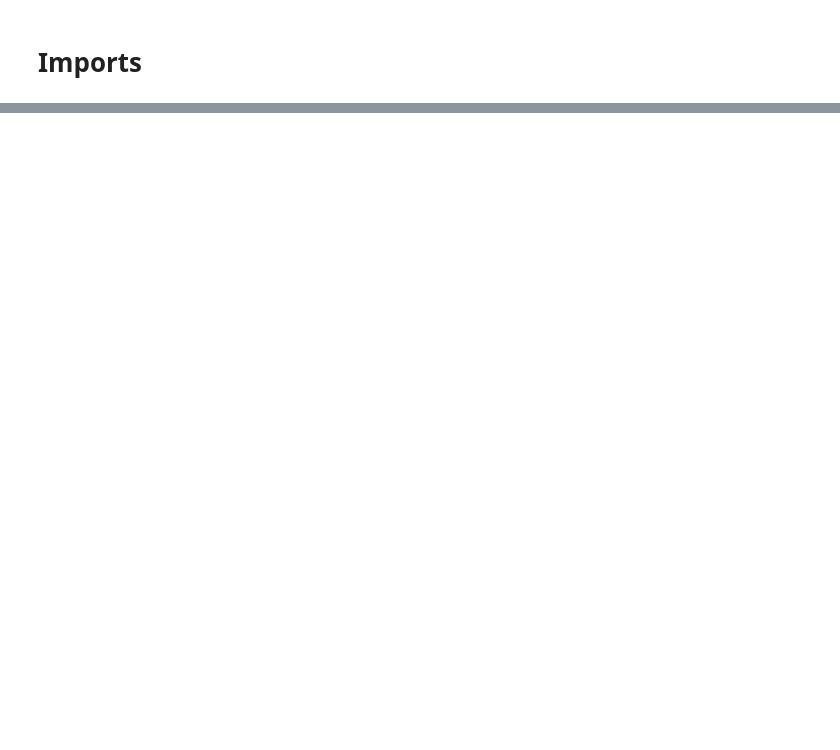
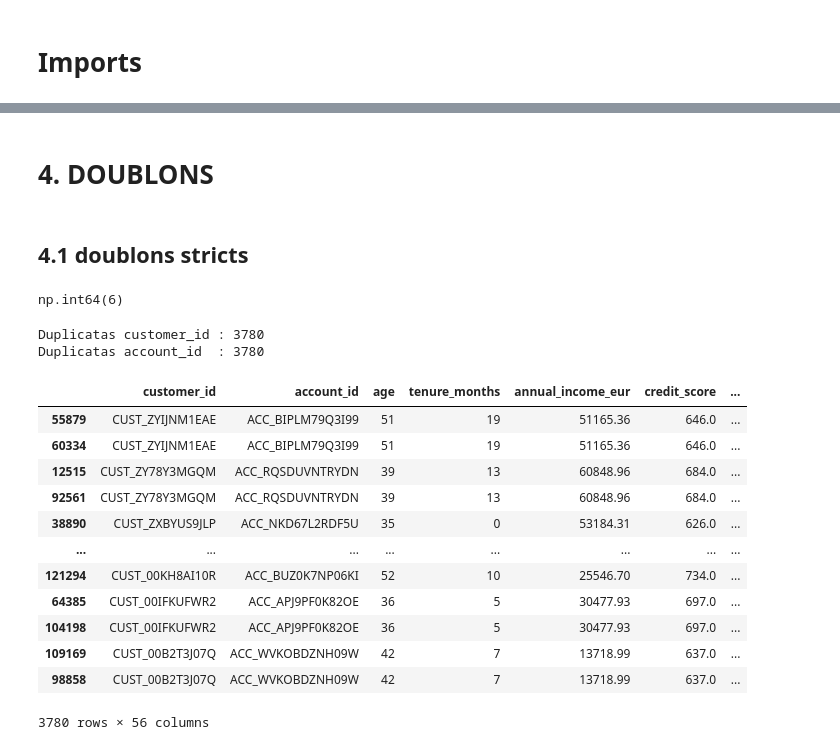
Before and after one commit to maxprr/Projet-ML, a Jupyter notebook: EDA/first_eda_paul.ipynb, the cells around one changed output, grey strips where cells are left out. Saved outputs shown, nothing was run; the diff lists cells and outputs as text; code cells hidden in the pictures; blank space fills up the shorter version.

```diff
--- a/EDA/first_eda_paul.ipynb
+++ b/EDA/first_eda_paul.ipynb
@@ -45,0 +65,9 @@ Name: proportion, dtype: float64
+# %%
+# suppression des âges négatifs
+df = df[df['age'] >= 0]
+# suppression des dates de création de compte négatives
+df = df[df["tenure_months" ]>= 0]
+# suppression des revenus négatifs
+df = df[df["annual_income_eur"] >= 0]
+# suppression des revenus négatifs
+df = df[df["avg_amount_30d_eur"] >= 0]
@@ -45,0 +83,12 @@ Name: proportion, dtype: float64
+# %%
+# is_new_device → convertir en int64 (ou bool si 0/1)
+df['is_new_device'] = df['is_new_device'].astype('int64')
+
+# signup_source → garder comme object (string)
+df['signup_source'] = df['signup_source'].astype('object')
+
+# postal_code → convertir en string pour garder les codes avec zéro en début
+df['postal_code'] = df['postal_code'].astype('str')
+
+# days_since_last_login → convertir en int si tu veux uniquement des jours entiers
+df['days_since_last_login'] = df['days_since_last_login'].astype('int64')
@@ -45,0 +111,17 @@ Name: proportion, dtype: float64
+# %%
+# S'assurer que signup_date est au format datetime
+df['signup_date'] = pd.to_datetime(df['signup_date'], errors='coerce')
+
+# Grouper par mois (ou jour) et calculer le taux de fraude
+fraud_rate_time = df.groupby(df['signup_date'].dt.to_period('M'))['target_is_fraud'].mean()
+
+# Optionnel : afficher le taux en %
+fraud_rate_time_percent = fraud_rate_time * 100
+print(fraud_rate_time_percent.head(10))
+
+## la fraude reste relativement stable au fil du temps,
+#sans tendance forte à la hausse ou à la baisse.
+
+# aucune variable temporelle explicite n’est nécessaire pour corriger un biais saisonnier,
+# mais il faut garder signup_date si l’on veut éventuellement inclure
+# des features temporelles pour le modèle (ex. mois d’inscription, saison).
@@ -45,0 +240,38 @@ Name: proportion, dtype: float64
+# %% [markdown]
+# 4. DOUBLONS
+# %% [markdown]
+## 4.1 doublons stricts
+# %%
+df.duplicated().sum()
+# %% [output]
+np.int64(6)
+# %%
+dup_customer = df[df.duplicated('customer_id', keep=False)].sort_values('customer_id')
+dup_account  = df[df.duplicated('account_id', keep=False)].sort_values('account_id')
+
+print(f"Duplicatas customer_id : {dup_customer.shape[0]}")
+print(f"Duplicatas account_id  : {dup_account.shape[0]}")
+# %% [output]
+Duplicatas customer_id : 3780
+Duplicatas account_id  : 3780
+# %%
+mask_dup_customer = df['customer_id'].duplicated(keep=False)
+
+# Appliquer le filtre pour ne garder que ces lignes
+df_dup_customer = df[mask_dup_customer]
+# %%
+df_dup_customer.sort_values(by="customer_id", ascending=False)
+# %% [output]
+|  | customer_id | account_id | age | tenure_months | annual_income_eur | credit_score | ... |
+| 55879 | CUST_ZYIJNM1EAE | ACC_BIPLM79Q3I99 | 51 | 19 | 51165.36 | 646.0 | ... |
+| 60334 | CUST_ZYIJNM1EAE | ACC_BIPLM79Q3I99 | 51 | 19 | 51165.36 | 646.0 | ... |
+| 12515 | CUST_ZY78Y3MGQM | ACC_RQSDUVNTRYDN | 39 | 13 | 60848.96 | 684.0 | ... |
+| 92561 | CUST_ZY78Y3MGQM | ACC_RQSDUVNTRYDN | 39 | 13 | 60848.96 | 684.0 | ... |
+| 38890 | CUST_ZXBYUS9JLP | ACC_NKD67L2RDF5U | 35 | 0 | 53184.31 | 626.0 | ... |
+| ... | ... | ... | ... | ... | ... | ... | ... |
+| 121294 | CUST_00KH8AI10R | ACC_BUZ0K7NP06KI | 52 | 10 | 25546.70 | 734.0 | ... |
+| 64385 | CUST_00IFKUFWR2 | ACC_APJ9PF0K82OE | 36 | 5 | 30477.93 | 697.0 | ... |
+| 104198 | CUST_00IFKUFWR2 | ACC_APJ9PF0K82OE | 36 | 5 | 30477.93 | 697.0 | ... |
+| 109169 | CUST_00B2T3J07Q | ACC_WVKOBDZNH09W | 42 | 7 | 13718.99 | 637.0 | ... |
+| 98858 | CUST_00B2T3J07Q | ACC_WVKOBDZNH09W | 42 | 7 | 13718.99 | 637.0 | ... |
+3780 rows × 56 columns
```
Also changed, not shown: parts of 42 cells of this notebook.
